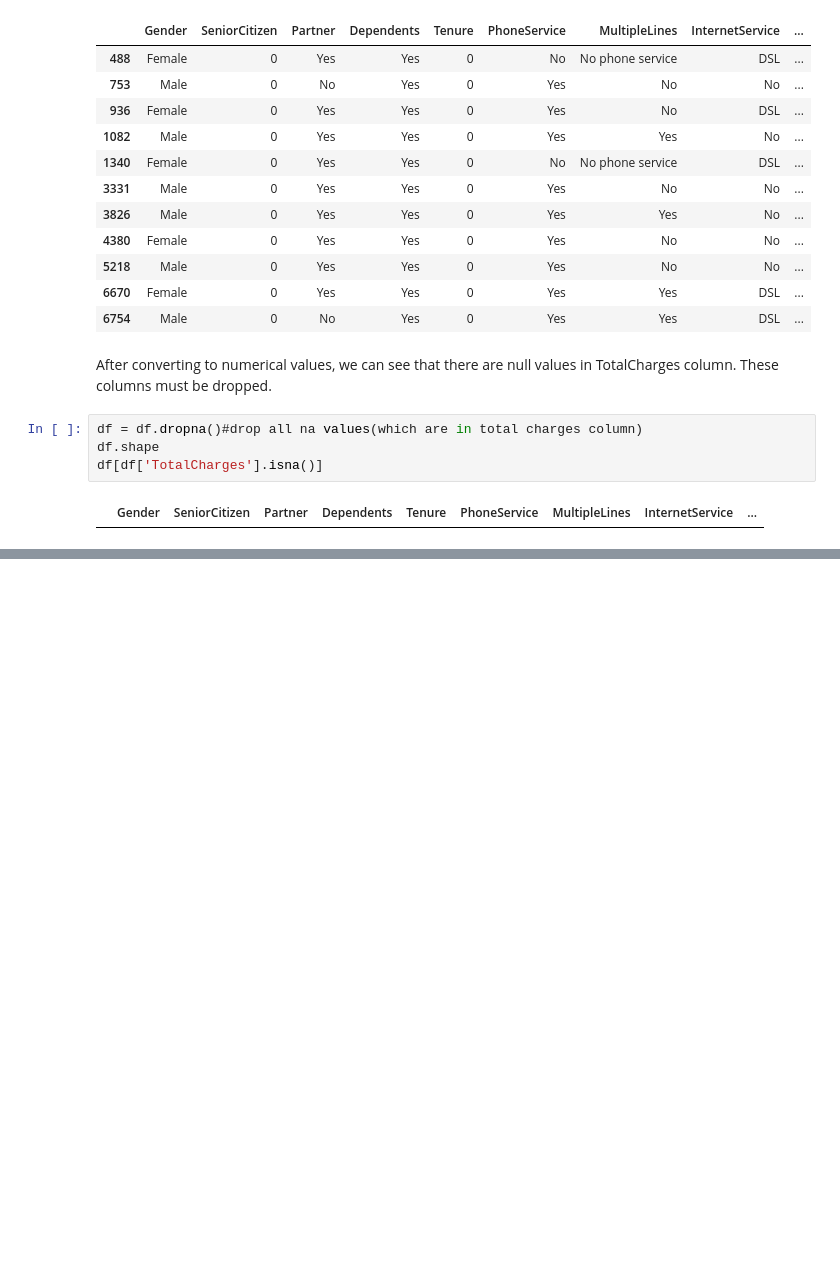
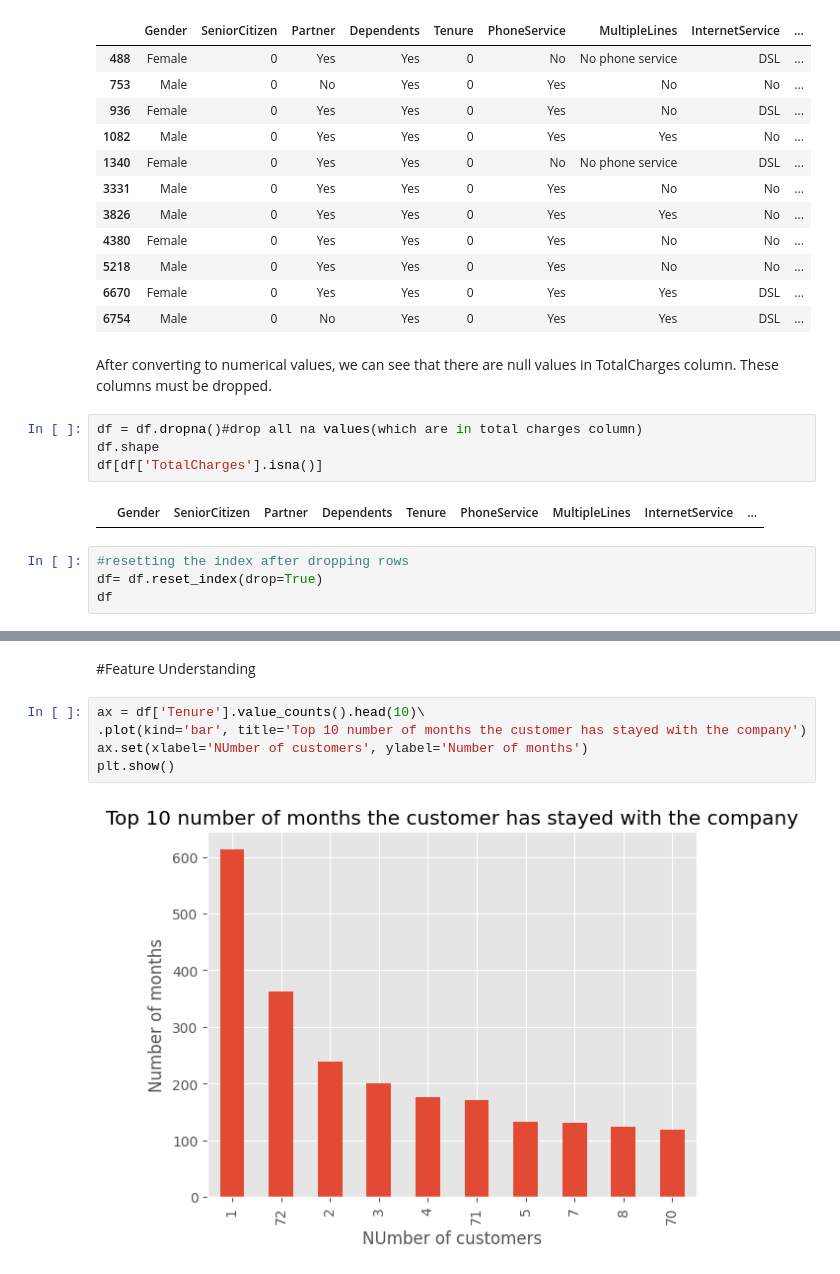
Before and after one commit to Chenuli05/CustomerChurn, a Jupyter notebook: Churn_ML_CW.ipynb, the cells around one changed output, grey strips where cells are left out. Drawn from its saved outputs; the diff is of its cells as text; blank space fills up the shorter version.

```diff
--- a/Churn_ML_CW.ipynb
+++ b/Churn_ML_CW.ipynb
@@ -199,3 +187,7 @@ df.shape
 df[df['TotalCharges'].isna()]
 # %% [output]
 |  | Gender | SeniorCitizen | Partner | Dependents | Tenure | PhoneService | MultipleLines | InternetService | ... |
+# %%
+#resetting the index after dropping rows
+df= df.reset_index(drop=True)
+df
@@ -201,0 +208,9 @@ df[df['TotalCharges'].isna()]
+# %% [markdown]
+#Feature Understanding
+# %%
+ax = df['Tenure'].value_counts().head(10)\
+.plot(kind='bar', title='Top 10 number of months the customer has stayed with the company')
+ax.set(xlabel='NUmber of customers', ylabel='Number of months')
+plt.show()
+# %% [output]
+[figure, added]
```
Also changed, not shown: parts of 13 cells of this notebook.
